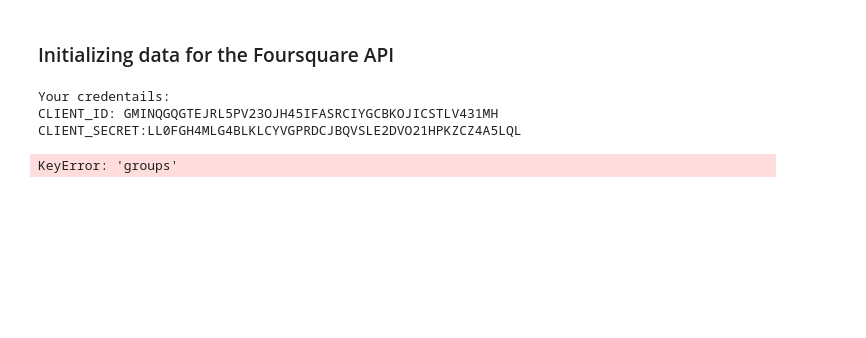
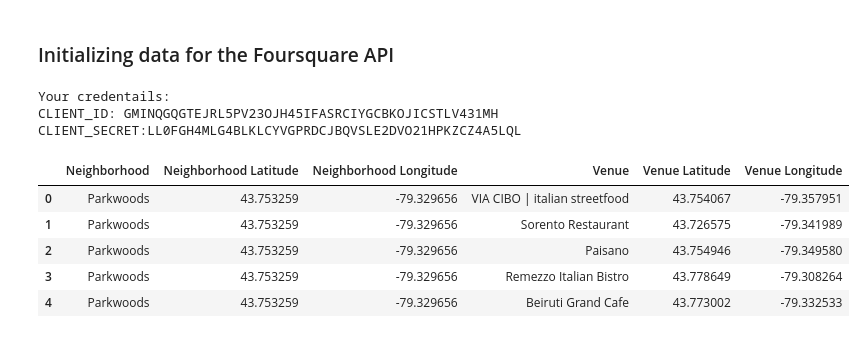
Before and after one commit to Apexinsideapex/IBMDataScienceCapstone, a Jupyter notebook: Final Capstone Project/FinalCapstoneProject.ipynb, the cells around one changed output. Drawn from its saved outputs; the diff is of its cells as text; code cells hidden in the pictures; blank space fills up the shorter version.

```diff
--- a/Final Capstone Project/FinalCapstoneProject.ipynb
+++ b/Final Capstone Project/FinalCapstoneProject.ipynb
@@ -132,6 +131,11 @@ def getItalianRestaurants(names, latitudes, longitudes):
 # %%
-cannada_venues = getItalianRestaurants(names = canada_lat_long['Neighborhood'], latitudes=
+cannada_venues,res = getItalianRestaurants(names = canada_lat_long['Neighborhood'], latitudes=
                                  canada_lat_long['Latitude'], longitudes=canada_lat_long['Longitude'])
 cannada_venues.head()
 # %% [output]
-KeyError: 'groups'
+|  | Neighborhood | Neighborhood Latitude | Neighborhood Longitude | Venue | Venue Latitude | Venue Longitude |
+| 0 | Parkwoods | 43.753259 | -79.329656 | VIA CIBO | italian streetfood | 43.754067 | -79.357951 |
+| 1 | Parkwoods | 43.753259 | -79.329656 | Sorento Restaurant | 43.726575 | -79.341989 |
+| 2 | Parkwoods | 43.753259 | -79.329656 | Paisano | 43.754946 | -79.349580 |
+| 3 | Parkwoods | 43.753259 | -79.329656 | Remezzo Italian Bistro | 43.778649 | -79.308264 |
+| 4 | Parkwoods | 43.753259 | -79.329656 | Beiruti Grand Cafe | 43.773002 | -79.332533 |
```
Also changed, not shown: parts of 20 cells of this notebook.
